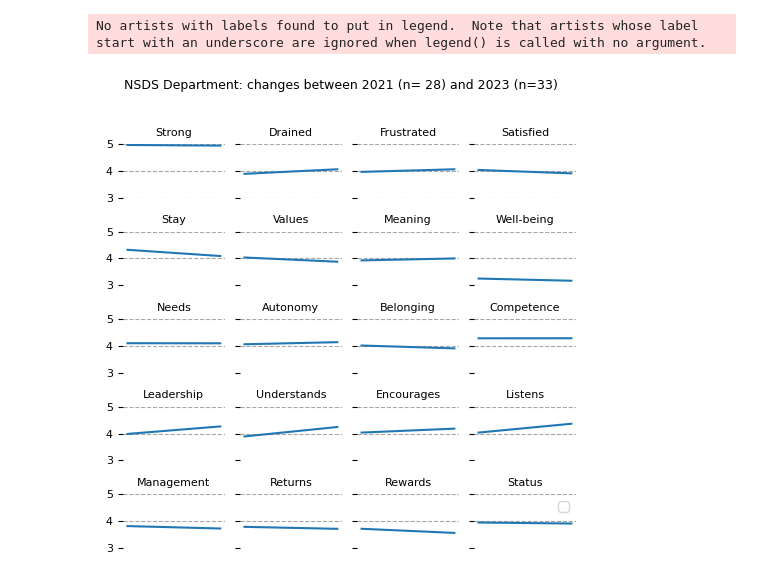
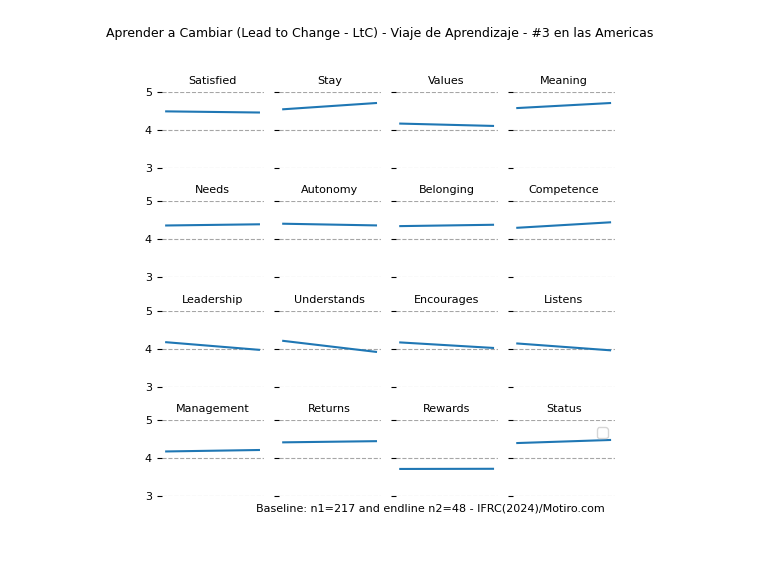
Before and after one commit to gabrielpictet/Motiro, a Jupyter notebook: TeamTrends.ipynb, the cells around one changed output. Cells and saved outputs as stored; diff of their text form; code cells hidden in the pictures; blank space fills up the shorter version.

```diff
--- a/TeamTrends.ipynb
+++ b/TeamTrends.ipynb
@@ -69,8 +85,11 @@ memory usage: 484.0+ bytes
 # %%
 #Plot line graphs to show changes over time
 
-df = pd.read_csv('LTC_Americas2024_team_trend')
-df['Survey'].astype(str)
+file_path = f'{Team}_team_trend.csv'
+df = pd.read_csv(file_path, sep=",", encoding='utf-8')
+
+# Convert 'Survey' to string
+#df['Survey'].astype(str)
 
 columns1 = ['Strong', 'Drained', 'Frustrated']
 columns2 = ['Satisfied', 'Stay', 'Values', 'Meaning', 'Ideas']
@@ -81,10 +100,11 @@ plt.figure(figsize=(4, 3))  # Increase the size slightly for clarity
 for col in columns1 + columns2:
     plt.plot(df["Survey"], df[col], label=col)
 
-plt.xticks([])
+plt.xticks(df['Survey'])
 plt.legend(ncols=1, bbox_to_anchor=(1.05, 0.5), loc='center left', fontsize='7')
-plt.title('LtC Americas 2024 - Changes in motivational outcomes', size=10)
-plt.xlabel('Survey1                                  Survey2', size=8)
+plt.suptitle(f'{Team}:', size=10)
+plt.title(f'baseline n1={n1} and endline n2={n2}', size=10)
+#plt.xlabel('Survey1                                  Survey2', size=8)
 plt.ylabel('Team Score', size=8)
 plt.grid(True, which="both", ls="--", c='0.65')
 plt.text(0.95, 1, "IFRC(2024)/Motiro.com", fontdict={'size': 8})
@@ -191,63 +210,62 @@ plt.show()
 # %%
 #Plot multiple line graphs to show changes over time
 
-df = pd.read_csv("C:/Users/gabriel.pictet/Documents/Gabriel/REAL/Moti/Moti data/NSDS_team_trend.csv")
-df['Year'].astype(str)
+df = pd.read_csv(file_path, sep=",", encoding='utf-8')
 
 variables = [
-    ('Year', 'Strong'),
-    ('Year', 'Drained'),
-    ('Year', 'Frustrated'),
-    ('Year', 'Satisfied'),
-    ('Year', 'Stay'),
-    ('Year', 'Values'),
-    ('Year', 'Meaning'),
-    ('Year', 'Well-being'),
-    ('Year', 'Needs'),
-    ('Year', 'Autonomy'),
-    ('Year', 'Belonging'),
-    ('Year', 'Competence'),
-    ('Year', 'Leadership'),
-    ('Year', 'Understands'),
-    ('Year', 'Encourages'),
-    ('Year', 'Listens'),
-    ('Year', 'Management'),
-    ('Year', 'Returns'),
-    ('Year', 'Rewards'),
-    ('Year', 'Status')
+    #('Survey', 'Strong'),
+    #('Survey', 'Drained'),
+    #('Survey', 'Frustrated'),
+    ('Survey', 'Satisfied'),
+    ('Survey', 'Stay'),
+    ('Survey', 'Values'),
+    ('Survey', 'Meaning'),
+    #('Survey', 'Well-being'),
+    ('Survey', 'Needs'),
+    ('Survey', 'Autonomy'),
+    ('Survey', 'Belonging'),
+    ('Survey', 'Competence'),
+    ('Survey', 'Leadership'),
+    ('Survey', 'Understands'),
+    ('Survey', 'Encourages'),
+    ('Survey', 'Listens'),
+    ('Survey', 'Management'),
+    ('Survey', 'Returns'),
+    ('Survey', 'Rewards'),
+    ('Survey', 'Status')
 ]
 
 # Create a 3x3 grid of subplots sharing the same x-axis and y-axis
-fig, axes = plt.subplots(nrows=5, ncols=4, figsize=(5, 5), sharex=True, sharey=True)
+fig, axes = plt.subplots(nrows=4, ncols=4, figsize=(5, 5), sharex=True, sharey=True)
 
 # Flatten the axes array for easier iteration
 axes = axes.flatten()
 
 # Iterate over each variable and plot the corresponding lineplot
 for i, (x_var, y_var) in enumerate(variables):
     ax = axes[i]  # Get the current subplot
     sns.lineplot(data=df, x=x_var, y=y_var, ax=ax)
     # Add a title to the subplot
     ax.set_title(f'{y_var}', size=8)
     ax.set_ylabel('', size=8)
     ax.set_ybound(lower=3, upper=5)
     ax.set_frame_on(False)
     ax.grid(visible=True, which='both', axis='y', ls="--", c='0.65')
     ax.tick_params(axis='y', which='both', labelsize=8)
     plt.tight_layout()
     plt.yticks(fontsize=6)
     plt.xticks([])
 #plt.tight_layout()
 plt.legend(loc='upper right')
 
-#ax.set_title('Changes in scores between 2021 and 2023', pad=3, y=1, fontdict={'size': 10})
+#ax.set_title('Changes between beginning and end of LtC journey', pad=3, y=1, fontdict={'size': 10})
 
 # Increase the space at the top
 plt.subplots_adjust(top=0.85)  # Adjust the value as needed
 
-plt.suptitle('NSDS Department: changes between 2021 (n= 28) and 2023 (n=33)', size=9)
-plt.savefig('NSDS_changes_4by5.png')
+plt.suptitle(f'{Team}', size=9)
+plt.text(0.95, 0.01, f'Baseline: n1={n1} and endline n2={n2} - IFRC(2024)/Motiro.com', fontdict={'size': 8}, transform=plt.gcf().transFigure, ha='right')
+plt.savefig(f'{Team}_changes_4by4.png')
 plt.show()
 # %% [output]
-No artists with labels found to put in legend.  Note that artists whose label start with an underscore are ignored when legend() is called with no argument.
-[figure, old version]
+[figure, new version]
```
Also changed, not shown: parts of 4 cells of this notebook.
